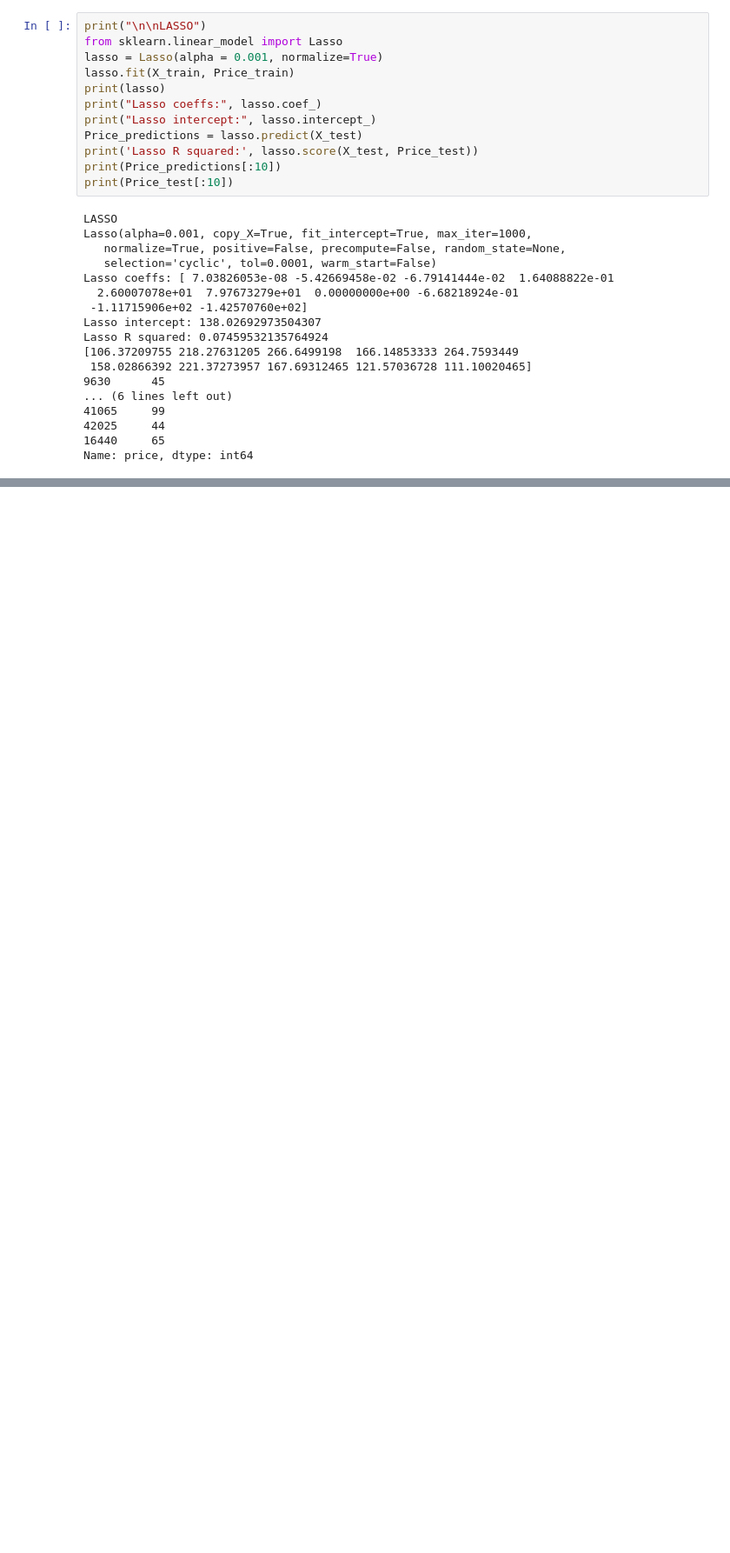
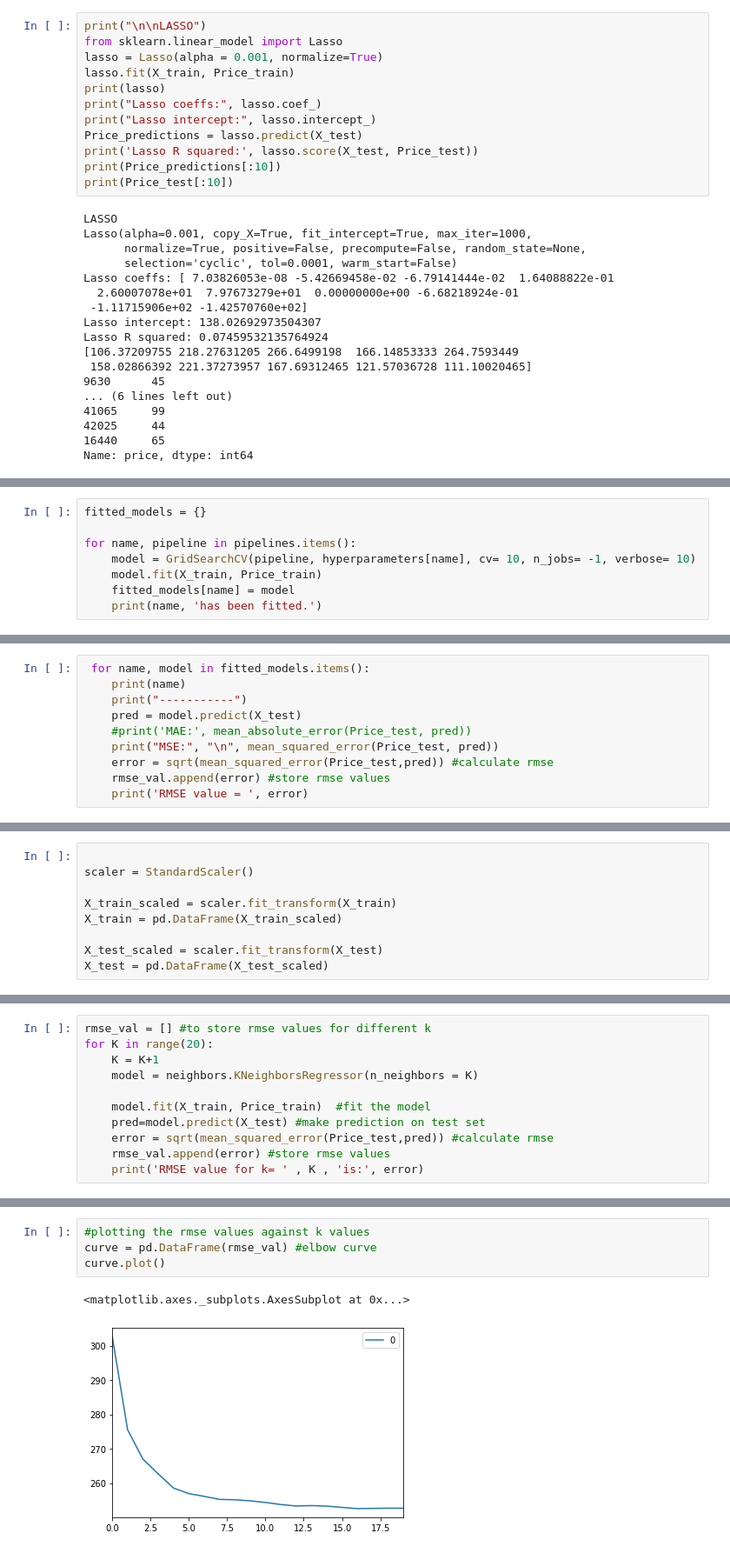
Before and after one commit to PrabhjyotK/New-York-City-AirBnB, a Jupyter notebook: AB_NYC_2019.ipynb, the cells around one changed output, grey strips where cells are left out. Shown: that part at 87% size. Cells and saved outputs as stored; diff of their text form; blank space fills up the shorter version.

```diff
--- a/AB_NYC_2019.ipynb
+++ b/AB_NYC_2019.ipynb
@@ -451,0 +373,8 @@ Testing f1: 0.04228906623013437
+# %%
+fitted_models = {}
+
+for name, pipeline in pipelines.items():
+    model = GridSearchCV(pipeline, hyperparameters[name], cv= 10, n_jobs= -1, verbose= 10)
+    model.fit(X_train, Price_train)
+    fitted_models[name] = model
+    print(name, 'has been fitted.')
@@ -451,0 +413,10 @@ Testing f1: 0.04228906623013437
+# %%
+ for name, model in fitted_models.items():
+    print(name)
+    print("-----------")
+    pred = model.predict(X_test)
+    #print('MAE:', mean_absolute_error(Price_test, pred))
+    print("MSE:", "\n", mean_squared_error(Price_test, pred))
+    error = sqrt(mean_squared_error(Price_test,pred)) #calculate rmse
+    rmse_val.append(error) #store rmse values
+    print('RMSE value = ', error)
@@ -451,0 +432,9 @@ Testing f1: 0.04228906623013437
+# %%
+
+scaler = StandardScaler()
+
+X_train_scaled = scaler.fit_transform(X_train)
+X_train = pd.DataFrame(X_train_scaled)
+
+X_test_scaled = scaler.fit_transform(X_test)
+X_test = pd.DataFrame(X_test_scaled)
@@ -451,0 +446,11 @@ Testing f1: 0.04228906623013437
+# %%
+rmse_val = [] #to store rmse values for different k
+for K in range(20):
+    K = K+1
+    model = neighbors.KNeighborsRegressor(n_neighbors = K)
+
+    model.fit(X_train, Price_train)  #fit the model
+    pred=model.predict(X_test) #make prediction on test set
+    error = sqrt(mean_squared_error(Price_test,pred)) #calculate rmse
+    rmse_val.append(error) #store rmse values
+    print('RMSE value for k= ' , K , 'is:', error)
@@ -451,0 +478,7 @@ Testing f1: 0.04228906623013437
+# %%
+#plotting the rmse values against k values
+curve = pd.DataFrame(rmse_val) #elbow curve
+curve.plot()
+# %% [output]
+<matplotlib.axes._subplots.AxesSubplot at 0x...>
+[figure, added]
```
Also changed, not shown: parts of 11 cells of this notebook.
